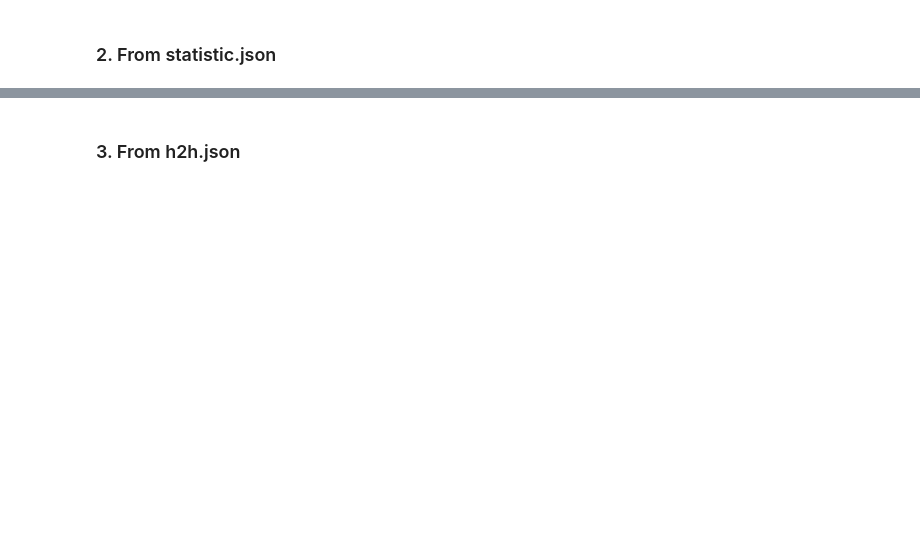
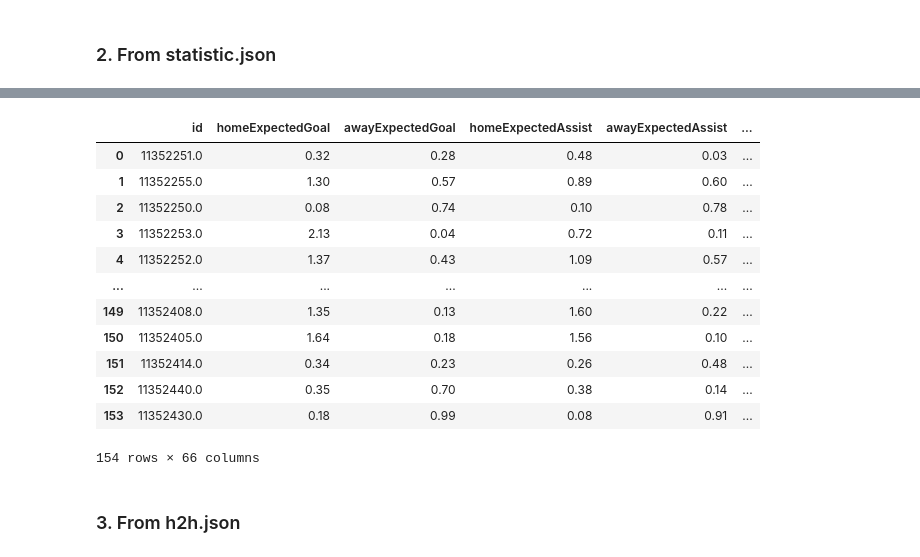
Before and after one commit to ML-DM-project/football-predict, a Jupyter notebook: data_preprocess.ipynb, the cells around one changed output, grey strips where cells are left out. Drawn from its saved outputs; the diff is of its cells as text; code cells hidden in the pictures; blank space fills up the shorter version.

```diff
--- a/data_preprocess.ipynb
+++ b/data_preprocess.ipynb
@@ -402,24 +423,52 @@ def getInfoFromGroup(groupList):
     return info
 # %%
 def get_match_id_from_dir(path):
-    pattern = r"\d{8}"
-    _id = re.findall(pattern, path)
+    pattern = r"([^\\/]+)_statistic\.json$"
+    match = re.search(pattern, path)
+    if match:
+        number = match.group(1)
+        return int(number)
 
-    return _id[-1]
+    return None
 
 count = 0
-for file in glob.glob("EPL 23-24\\*\\matches\\*\\*_statistic.json"):
+for file in glob.glob(f"{root_folder}\\*\\matches\\*\\*_statistic.json"):
     count += 1
     match_id = get_match_id_from_dir(file)
-    with open(file, "r", encoding="utf-8") as f:
-        data = json.load(f)
-        if data["statistics"] is None:
-            continue
-        for info in data["statistics"]:
-            if info["period"] == "1ST":
-                groupList = info["groups"]
-                info = [match_id] + getInfoFromGroup(groupList)
-                df.loc[len(df)] = info
+    if match_id:
+        with open(file, "r", encoding="utf-8") as f:
+            data = json.load(f)
+            if data["statistics"] is None:
+                continue
+            for info in data["statistics"]:
+                if info["period"] == "1ST":
+                    groupList = info["groups"]
+                    info = [match_id] + getInfoFromGroup(groupList)
+                    if (len(info) != len(df.columns)):
+                        continue
+                    df.loc[len(df)] = info
 
+# Expected: 4
+# Possession: 1
+# Shots: 6
+# TVData: 16
+# Shots extra: 10
+# Passes: 12
+# Duels: 10
+# Defending: 6
 df
+# %% [output]
+|  | id | homeExpectedGoal | awayExpectedGoal | homeExpectedAssist | awayExpectedAssist | ... |
+| 0 | 11352251.0 | 0.32 | 0.28 | 0.48 | 0.03 | ... |
+| 1 | 11352255.0 | 1.30 | 0.57 | 0.89 | 0.60 | ... |
+| 2 | 11352250.0 | 0.08 | 0.74 | 0.10 | 0.78 | ... |
+| 3 | 11352253.0 | 2.13 | 0.04 | 0.72 | 0.11 | ... |
+| 4 | 11352252.0 | 1.37 | 0.43 | 1.09 | 0.57 | ... |
+| ... | ... | ... | ... | ... | ... | ... |
+| 149 | 11352408.0 | 1.35 | 0.13 | 1.60 | 0.22 | ... |
+| 150 | 11352405.0 | 1.64 | 0.18 | 1.56 | 0.10 | ... |
+| 151 | 11352414.0 | 0.34 | 0.23 | 0.26 | 0.48 | ... |
+| 152 | 11352440.0 | 0.35 | 0.70 | 0.38 | 0.14 | ... |
+| 153 | 11352430.0 | 0.18 | 0.99 | 0.08 | 0.91 | ... |
+154 rows × 66 columns
 # %%
```
Also changed, not shown: parts of 24 cells of this notebook, 13 other files.
